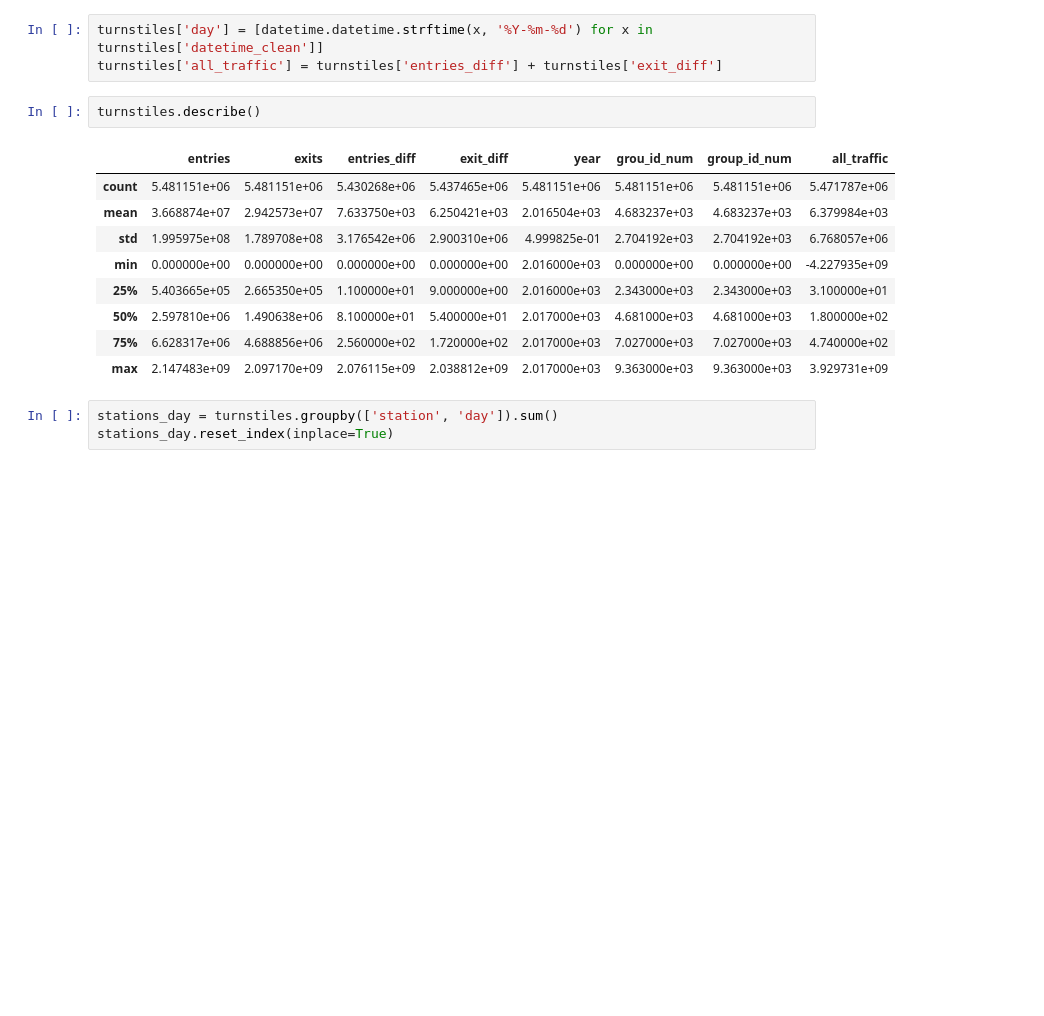
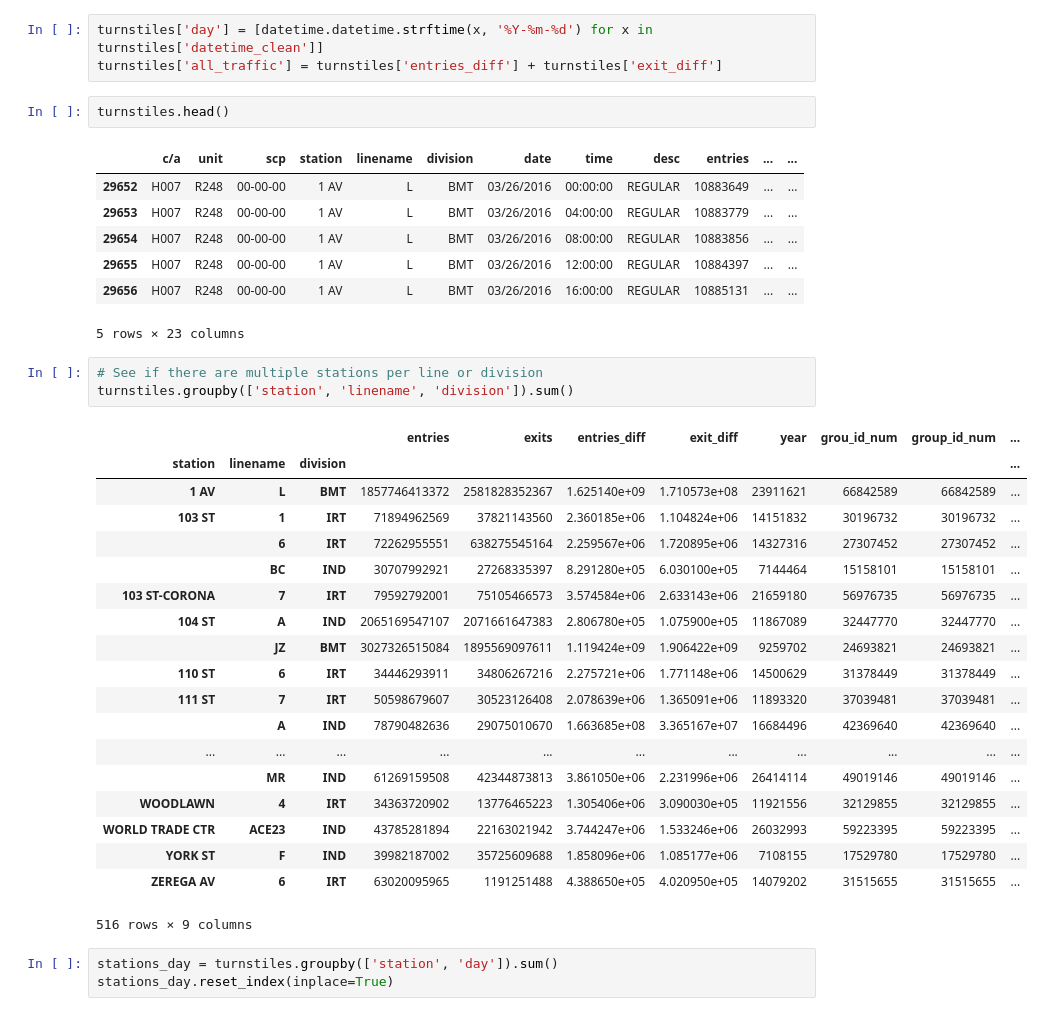
Before and after one commit to TifMoe/benson-project, a Jupyter notebook: exploration_tm.ipynb, the cells around one changed output. Drawn from its saved outputs; the diff is of its cells as text; blank space fills up the shorter version.

```diff
--- a/exploration_tm.ipynb
+++ b/exploration_tm.ipynb
@@ -31,17 +41,38 @@ turnstiles.loc[turnstiles['exit_diff'] < 0, 'exit_diff'] = None
 turnstiles['day'] = [datetime.datetime.strftime(x, '%Y-%m-%d') for x in turnstiles['datetime_clean']]
 turnstiles['all_traffic'] = turnstiles['entries_diff'] + turnstiles['exit_diff']
 # %%
-turnstiles.describe()
+turnstiles.head()
 # %% [output]
-|  | entries | exits | entries_diff | exit_diff | year | grou_id_num | group_id_num | all_traffic |
-| count | 5.481151e+06 | 5.481151e+06 | 5.430268e+06 | 5.437465e+06 | 5.481151e+06 | 5.481151e+06 | 5.481151e+06 | 5.471787e+06 |
-| mean | 3.668874e+07 | 2.942573e+07 | 7.633750e+03 | 6.250421e+03 | 2.016504e+03 | 4.683237e+03 | 4.683237e+03 | 6.379984e+03 |
-| std | 1.995975e+08 | 1.789708e+08 | 3.176542e+06 | 2.900310e+06 | 4.999825e-01 | 2.704192e+03 | 2.704192e+03 | 6.768057e+06 |
-| min | 0.000000e+00 | 0.000000e+00 | 0.000000e+00 | 0.000000e+00 | 2.016000e+03 | 0.000000e+00 | 0.000000e+00 | -4.227935e+09 |
-| 25% | 5.403665e+05 | 2.665350e+05 | 1.100000e+01 | 9.000000e+00 | 2.016000e+03 | 2.343000e+03 | 2.343000e+03 | 3.100000e+01 |
-| 50% | 2.597810e+06 | 1.490638e+06 | 8.100000e+01 | 5.400000e+01 | 2.017000e+03 | 4.681000e+03 | 4.681000e+03 | 1.800000e+02 |
-| 75% | 6.628317e+06 | 4.688856e+06 | 2.560000e+02 | 1.720000e+02 | 2.017000e+03 | 7.027000e+03 | 7.027000e+03 | 4.740000e+02 |
-| max | 2.147483e+09 | 2.097170e+09 | 2.076115e+09 | 2.038812e+09 | 2.017000e+03 | 9.363000e+03 | 9.363000e+03 | 3.929731e+09 |
+|  | c/a | unit | scp | station | linename | division | date | time | desc | entries | ... | ... |
+| 29652 | H007 | R248 | 00-00-00 | 1 AV | L | BMT | 03/26/2016 | 00:00:00 | REGULAR | 10883649 | ... | ... |
+| 29653 | H007 | R248 | 00-00-00 | 1 AV | L | BMT | 03/26/2016 | 04:00:00 | REGULAR | 10883779 | ... | ... |
+| 29654 | H007 | R248 | 00-00-00 | 1 AV | L | BMT | 03/26/2016 | 08:00:00 | REGULAR | 10883856 | ... | ... |
+| 29655 | H007 | R248 | 00-00-00 | 1 AV | L | BMT | 03/26/2016 | 12:00:00 | REGULAR | 10884397 | ... | ... |
+| 29656 | H007 | R248 | 00-00-00 | 1 AV | L | BMT | 03/26/2016 | 16:00:00 | REGULAR | 10885131 | ... | ... |
+5 rows × 23 columns
+# %%
+# See if there are multiple stations per line or division
+turnstiles.groupby(['station', 'linename', 'division']).sum()
+# %% [output]
+|  |  |  | entries | exits | entries_diff | exit_diff | year | grou_id_num | group_id_num | ... |
+| station | linename | division |  |  |  |  |  |  |  | ... |
+| 1 AV | L | BMT | 1857746413372 | 2581828352367 | 1.625140e+09 | 1.710573e+08 | 23911621 | 66842589 | 66842589 | ... |
+| 103 ST | 1 | IRT | 71894962569 | 37821143560 | 2.360185e+06 | 1.104824e+06 | 14151832 | 30196732 | 30196732 | ... |
+|  | 6 | IRT | 72262955551 | 638275545164 | 2.259567e+06 | 1.720895e+06 | 14327316 | 27307452 | 27307452 | ... |
+|  | BC | IND | 30707992921 | 27268335397 | 8.291280e+05 | 6.030100e+05 | 7144464 | 15158101 | 15158101 | ... |
+| 103 ST-CORONA | 7 | IRT | 79592792001 | 75105466573 | 3.574584e+06 | 2.633143e+06 | 21659180 | 56976735 | 56976735 | ... |
+| 104 ST | A | IND | 2065169547107 | 2071661647383 | 2.806780e+05 | 1.075900e+05 | 11867089 | 32447770 | 32447770 | ... |
+|  | JZ | BMT | 3027326515084 | 1895569097611 | 1.119424e+09 | 1.906422e+09 | 9259702 | 24693821 | 24693821 | ... |
+| 110 ST | 6 | IRT | 34446293911 | 34806267216 | 2.275721e+06 | 1.771148e+06 | 14500629 | 31378449 | 31378449 | ... |
+| 111 ST | 7 | IRT | 50598679607 | 30523126408 | 2.078639e+06 | 1.365091e+06 | 11893320 | 37039481 | 37039481 | ... |
+|  | A | IND | 78790482636 | 29075010670 | 1.663685e+08 | 3.365167e+07 | 16684496 | 42369640 | 42369640 | ... |
+| ... | ... | ... | ... | ... | ... | ... | ... | ... | ... | ... |
+|  | MR | IND | 61269159508 | 42344873813 | 3.861050e+06 | 2.231996e+06 | 26414114 | 49019146 | 49019146 | ... |
+| WOODLAWN | 4 | IRT | 34363720902 | 13776465223 | 1.305406e+06 | 3.090030e+05 | 11921556 | 32129855 | 32129855 | ... |
+| WORLD TRADE CTR | ACE23 | IND | 43785281894 | 22163021942 | 3.744247e+06 | 1.533246e+06 | 26032993 | 59223395 | 59223395 | ... |
+| YORK ST | F | IND | 39982187002 | 35725609688 | 1.858096e+06 | 1.085177e+06 | 7108155 | 17529780 | 17529780 | ... |
+| ZEREGA AV | 6 | IRT | 63020095965 | 1191251488 | 4.388650e+05 | 4.020950e+05 | 14079202 | 31515655 | 31515655 | ... |
+516 rows × 9 columns
 # %%
 stations_day = turnstiles.groupby(['station', 'day']).sum()
 stations_day.reset_index(inplace=True)
```
Also changed, not shown: parts of 2 cells of this notebook, 2 other files.
